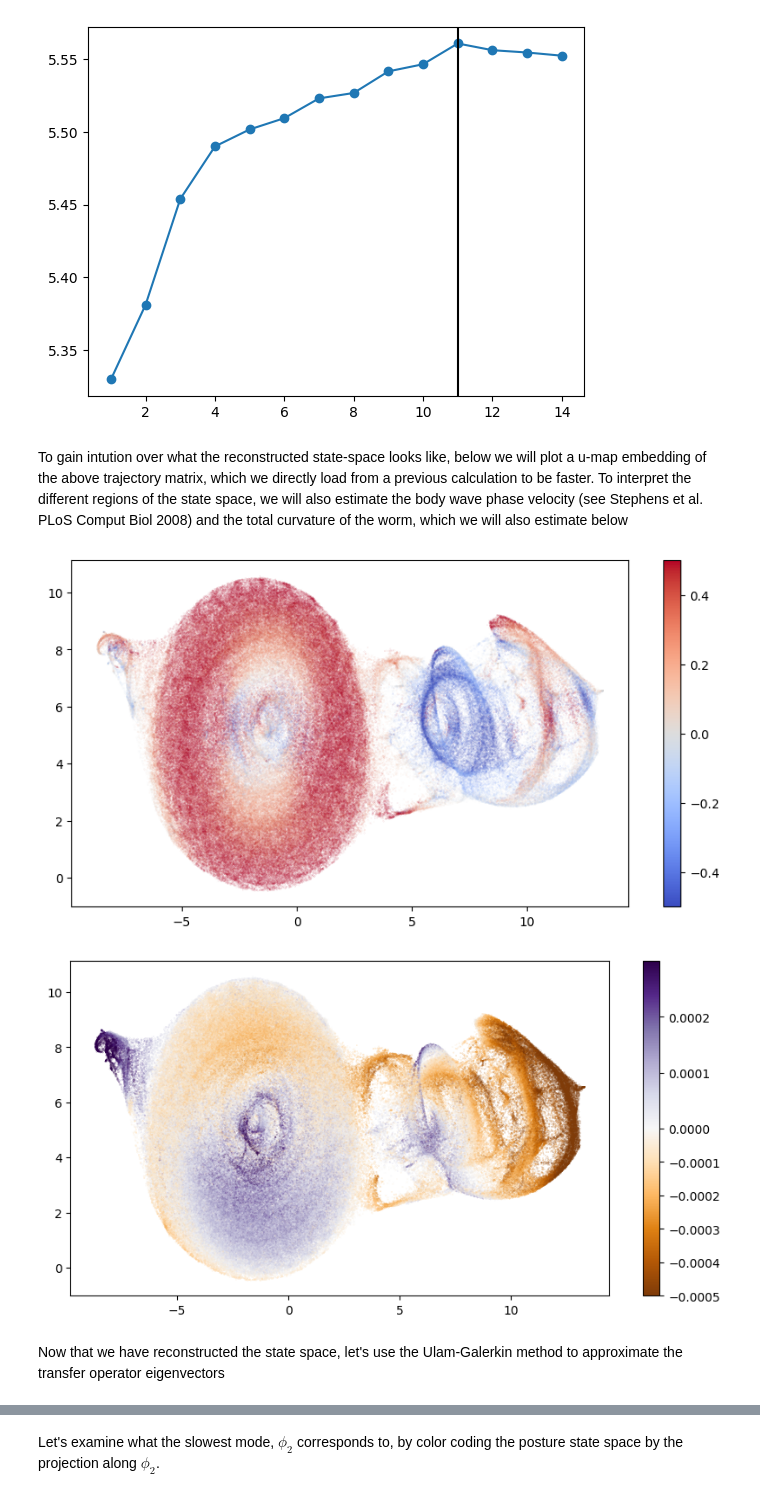
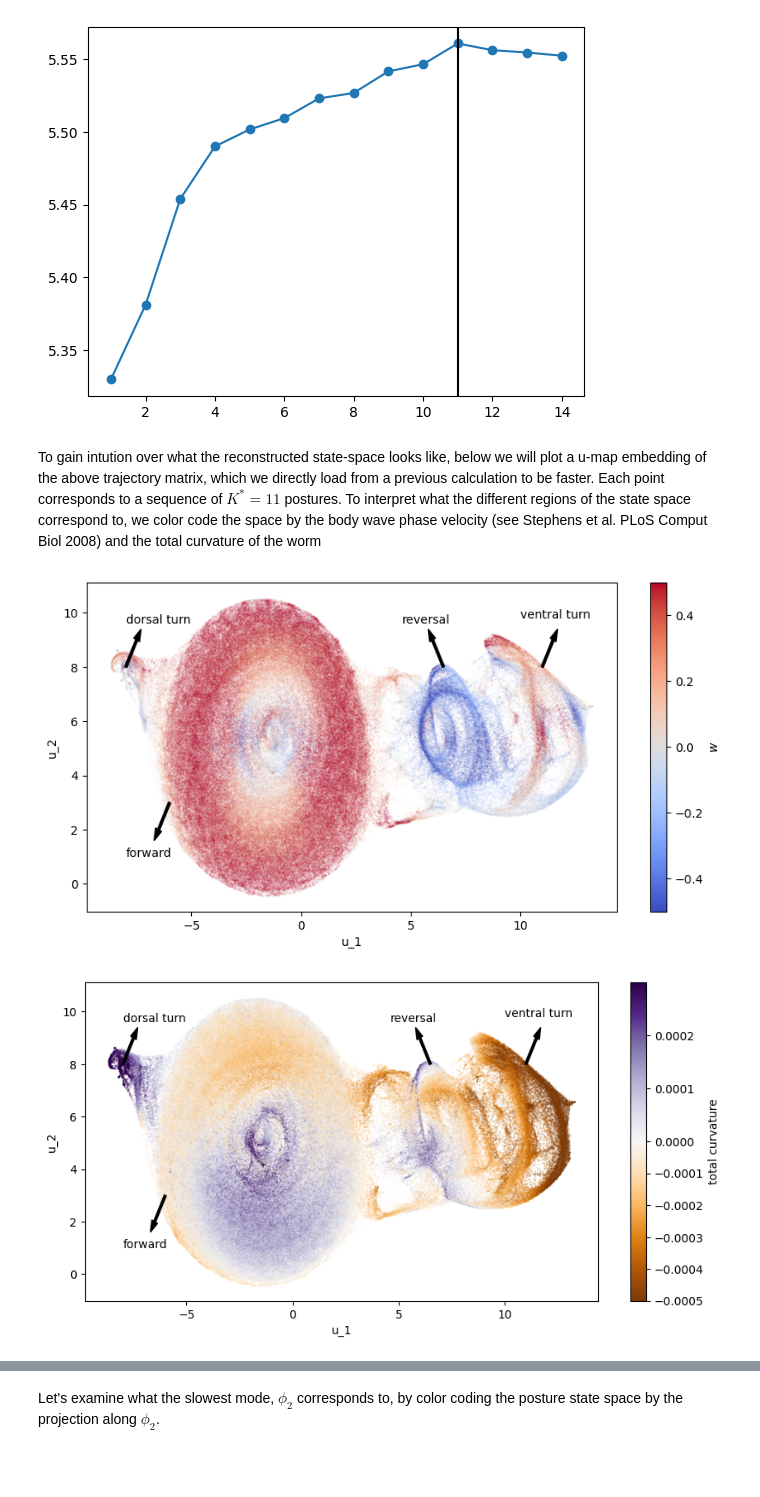
Before and after one commit to AntonioCCosta/DPG_PhysicsBehavior_2026, a Jupyter notebook: notebooks/notebook_4_worm.ipynb, the cells around one changed output, grey strips where cells are left out. Drawn from its saved outputs; the diff is of its cells as text; code cells hidden in the pictures; blank space fills up the shorter version.

```diff
--- a/notebooks/notebook_4_worm.ipynb
+++ b/notebooks/notebook_4_worm.ipynb
@@ -190,7 +190,7 @@ plt.show()
 K_star=11
 traj_matrix = embed.trajectory_matrix(tseries_all,K=K_star-1)
 # %% [markdown]
-To gain intution over what the reconstructed state-space looks like, below we will plot a u-map embedding of the above trajectory matrix, which we directly load from a previous calculation to be faster. To interpret the different regions of the state space, we will also estimate the body wave phase velocity (see Stephens et al. PLoS Comput Biol 2008) and the total curvature of the worm, which we will also estimate below
+To gain intution over what the reconstructed state-space looks like, below we will plot a u-map embedding of the above trajectory matrix, which we directly load from a previous calculation to be faster. Each point corresponds to a sequence of $K^*=11$ postures. To interpret what the different regions of the state space correspond to, we color code the space by the body wave phase velocity (see Stephens et al. PLoS Comput Biol 2008) and the total curvature of the worm
 # %%
 n_neighbors=50;min_dist=.05
 f = h5py.File('./DPG_PhysicsBehavior_2026/data/umap_n_{:.1f}_d_{:.2f}.h5'.format(n_neighbors,min_dist),'r')
@@ -234,24 +234,39 @@ for t0,tf in segments:
     omegas_all[t0:tf] = compute_omega(tseries_all,t0,tf)
 omegas_all[omegas_all==0]=ma.masked
 thetas_sum = thetas_all.sum(axis=1)
-# %%
-plt.figure(figsize=(10,5))
-sel = ~omegas_all.mask
-plt.scatter(u[sel,0],u[sel,1],c=omegas_all[sel],s=.001,cmap='coolwarm',vmax=.5,vmin=-.5)
-plt.colorbar()
-plt.show()
-# %% [output]
-[figure, removed]
-# %%
-thetas_sum = thetas_all.sum(axis=1)
-from matplotlib.colors import TwoSlopeNorm
-sel = ~thetas_sum.mask
-vmin,vmax=-5e-4,3e-4
-plt.figure(figsize=(10,5))
-plt.scatter(u[sel,0],u[sel,1],s=.01,norm=TwoSlopeNorm(vcenter=0,vmin=vmin,vmax=vmax),c=thetas_sum[sel],cmap='PuOr')
-plt.colorbar()
-plt.show()
-# %% [output]
-[figure, removed]
-# %% [markdown]
-Now that we have reconstructed the state space, let's use the Ulam-Galerkin method to approximate the transfer operator eigenvectors
+# %%
+plt.figure(figsize=(10,5))
+sel = ~omegas_all.mask
+plt.scatter(u[sel,0],u[sel,1],c=omegas_all[sel],s=.001,cmap='coolwarm',vmax=.5,vmin=-.5)
+plt.colorbar(label='$w$')
+plt.xlabel('u_1')
+plt.ylabel('u_2')
+plt.arrow(-6,3,-.5,-1,width=.1,head_width=.3,color='k')
+plt.text(-8,1,'forward')
+plt.arrow(6.5,8,-.5,1,width=.1,head_width=.3,color='k')
+plt.text(4.6,9.6,'reversal')
+plt.arrow(11,8,.5,1,width=.1,head_width=.3,color='k')
+plt.text(10,9.8,'ventral turn')
+plt.arrow(-8,8,.5,1,width=.1,head_width=.3,color='k')
+plt.text(-8,9.6,'dorsal turn')
+plt.show()
+from matplotlib.colors import TwoSlopeNorm
+sel = ~thetas_sum.mask
+vmin,vmax=-5e-4,3e-4
+plt.figure(figsize=(10,5))
+plt.scatter(u[sel,0],u[sel,1],s=.01,norm=TwoSlopeNorm(vcenter=0,vmin=vmin,vmax=vmax),c=thetas_sum[sel],cmap='PuOr')
+plt.colorbar(label='total curvature')
+plt.xlabel('u_1')
+plt.ylabel('u_2')
+plt.arrow(-6,3,-.5,-1,width=.1,head_width=.3,color='k')
+plt.text(-8,1,'forward')
+plt.arrow(6.5,8,-.5,1,width=.1,head_width=.3,color='k')
+plt.text(4.6,9.6,'reversal')
+plt.arrow(11,8,.5,1,width=.1,head_width=.3,color='k')
+plt.text(10,9.8,'ventral turn')
+plt.arrow(-8,8,.5,1,width=.1,head_width=.3,color='k')
+plt.text(-8,9.6,'dorsal turn')
+plt.show()
+# %% [output]
+[figure, added]
+[figure, added]
```
Also changed, not shown: parts of 14 cells of this notebook.
